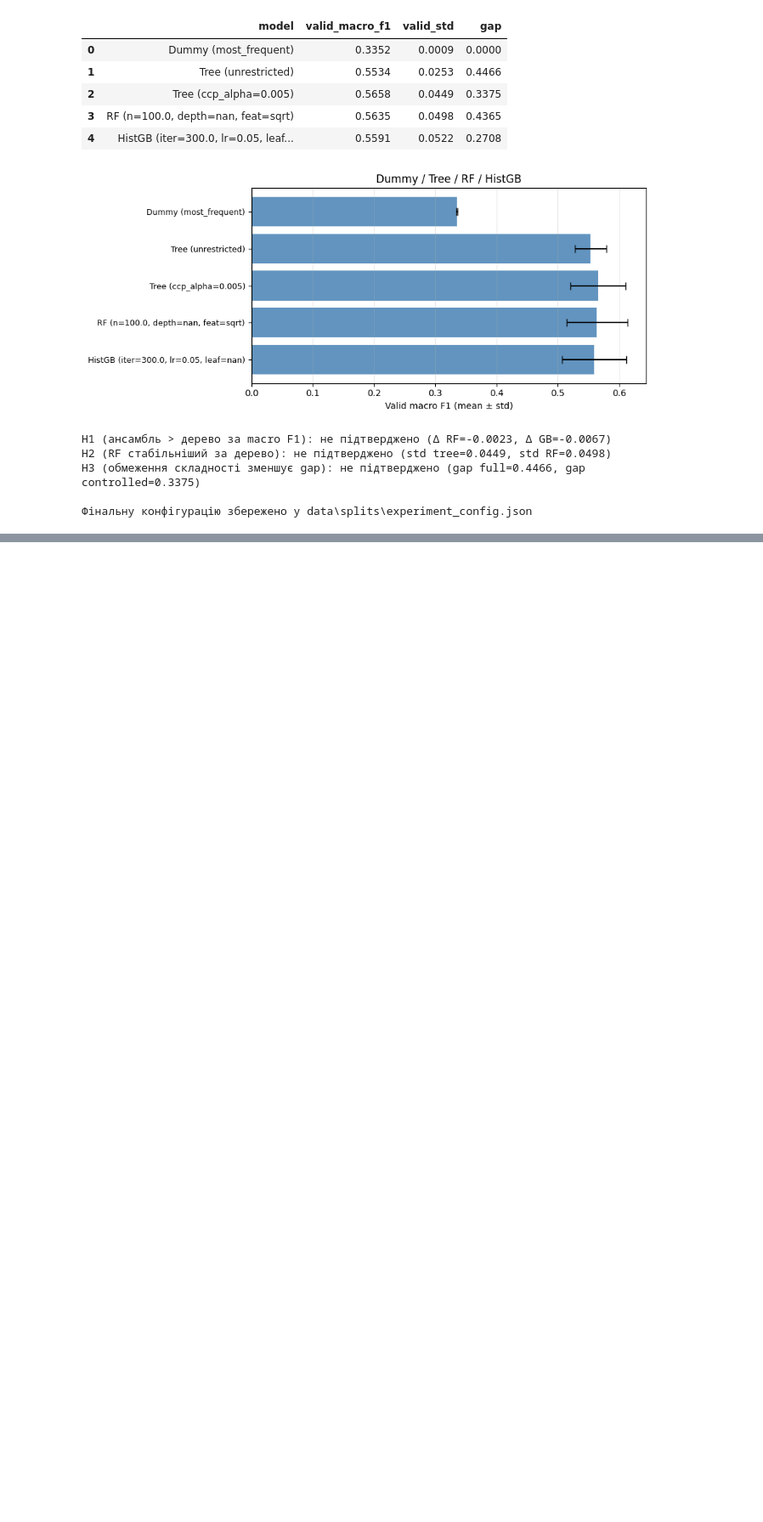
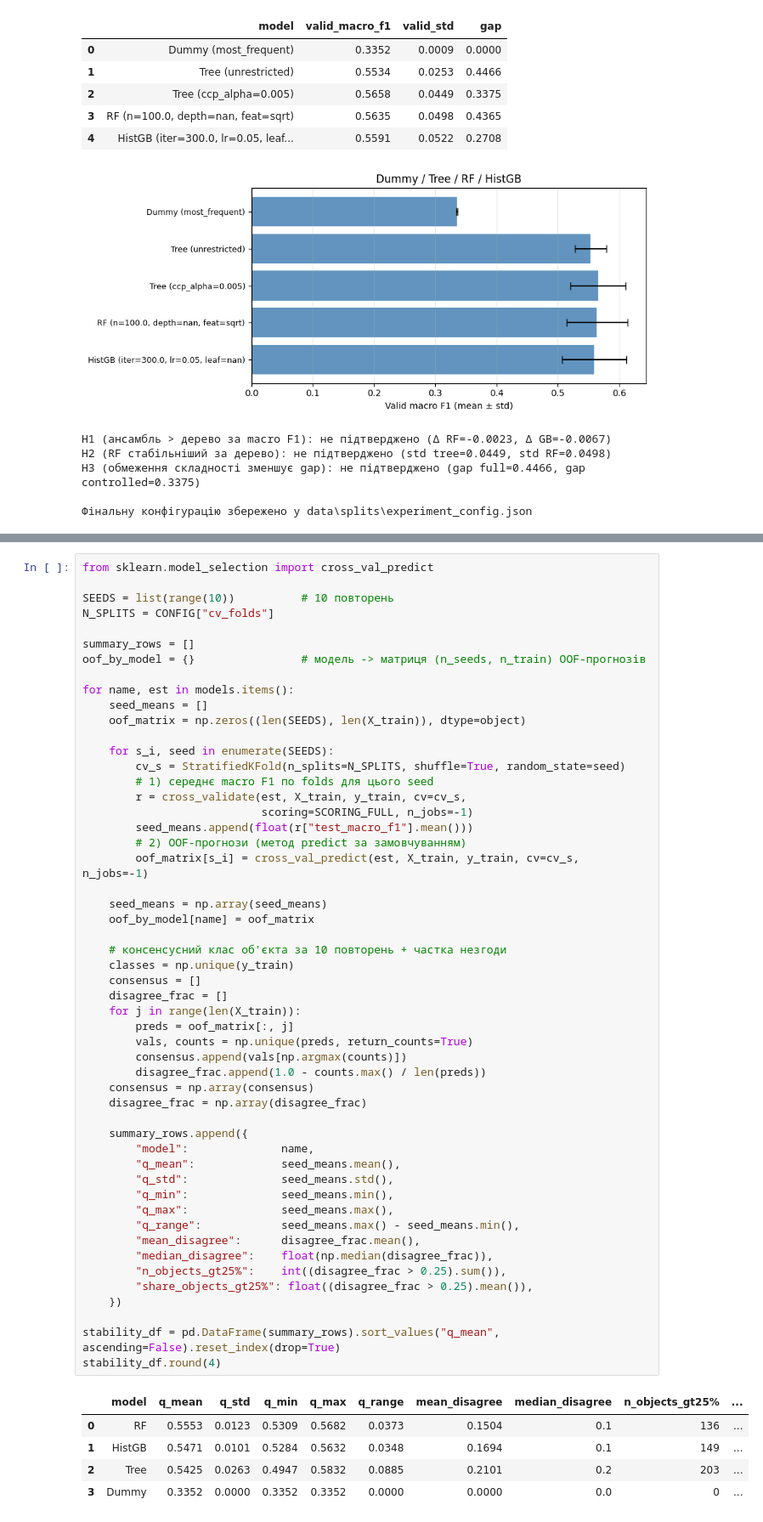
Before and after one commit to Yaroslav071315/machine-learning-course-volovnyk, a Jupyter notebook: lab04/notebook/lab04.ipynb, the cells around one changed output, grey strips where cells are left out. Shown at 85% size. Saved outputs shown, nothing was run; the diff lists cells and outputs as text; blank space fills up the shorter version.

```diff
--- a/lab04/notebook/lab04.ipynb
+++ b/lab04/notebook/lab04.ipynb
@@ -546,0 +702,58 @@ H3 (обмеження складності зменшує gap): не підтв
+# %%
+from sklearn.model_selection import cross_val_predict
+
+SEEDS = list(range(10))          # 10 повторень
+N_SPLITS = CONFIG["cv_folds"]
+
+summary_rows = []
+oof_by_model = {}                # модель -> матриця (n_seeds, n_train) OOF-прогнозів
+
+for name, est in models.items():
+    seed_means = []
+    oof_matrix = np.zeros((len(SEEDS), len(X_train)), dtype=object)
+
+    for s_i, seed in enumerate(SEEDS):
+        cv_s = StratifiedKFold(n_splits=N_SPLITS, shuffle=True, random_state=seed)
+        # 1) середнє macro F1 по folds для цього seed
+        r = cross_validate(est, X_train, y_train, cv=cv_s,
+                           scoring=SCORING_FULL, n_jobs=-1)
+        seed_means.append(float(r["test_macro_f1"].mean()))
+        # 2) OOF-прогнози (метод predict за замовчуванням)
+        oof_matrix[s_i] = cross_val_predict(est, X_train, y_train, cv=cv_s, n_jobs=-1)
+
+    seed_means = np.array(seed_means)
+    oof_by_model[name] = oof_matrix
+
+    # консенсусний клас об'єкта за 10 повторень + частка незгоди
+    classes = np.unique(y_train)
+    consensus = []
+    disagree_frac = []
+    for j in range(len(X_train)):
+        preds = oof_matrix[:, j]
+        vals, counts = np.unique(preds, return_counts=True)
+        consensus.append(vals[np.argmax(counts)])
+        disagree_frac.append(1.0 - counts.max() / len(preds))
+    consensus = np.array(consensus)
+    disagree_frac = np.array(disagree_frac)
+
+    summary_rows.append({
+        "model":              name,
+        "q_mean":             seed_means.mean(),
+        "q_std":              seed_means.std(),
+        "q_min":              seed_means.min(),
+        "q_max":              seed_means.max(),
+        "q_range":            seed_means.max() - seed_means.min(),
+        "mean_disagree":      disagree_frac.mean(),
+        "median_disagree":    float(np.median(disagree_frac)),
+        "n_objects_gt25%":    int((disagree_frac > 0.25).sum()),
+        "share_objects_gt25%": float((disagree_frac > 0.25).mean()),
+    })
+
+stability_df = pd.DataFrame(summary_rows).sort_values("q_mean", ascending=False).reset_index(drop=True)
+stability_df.round(4)
+# %% [output]
+|  | model | q_mean | q_std | q_min | q_max | q_range | mean_disagree | median_disagree | n_objects_gt25% | ... |
+| 0 | RF | 0.5553 | 0.0123 | 0.5309 | 0.5682 | 0.0373 | 0.1504 | 0.1 | 136 | ... |
+| 1 | HistGB | 0.5471 | 0.0101 | 0.5284 | 0.5632 | 0.0348 | 0.1694 | 0.1 | 149 | ... |
+| 2 | Tree | 0.5425 | 0.0263 | 0.4947 | 0.5832 | 0.0885 | 0.2101 | 0.2 | 203 | ... |
+| 3 | Dummy | 0.3352 | 0.0000 | 0.3352 | 0.3352 | 0.0000 | 0.0000 | 0.0 | 0 | ... |
```
Also changed, not shown: parts of 5 cells of this notebook, 1 other file.
